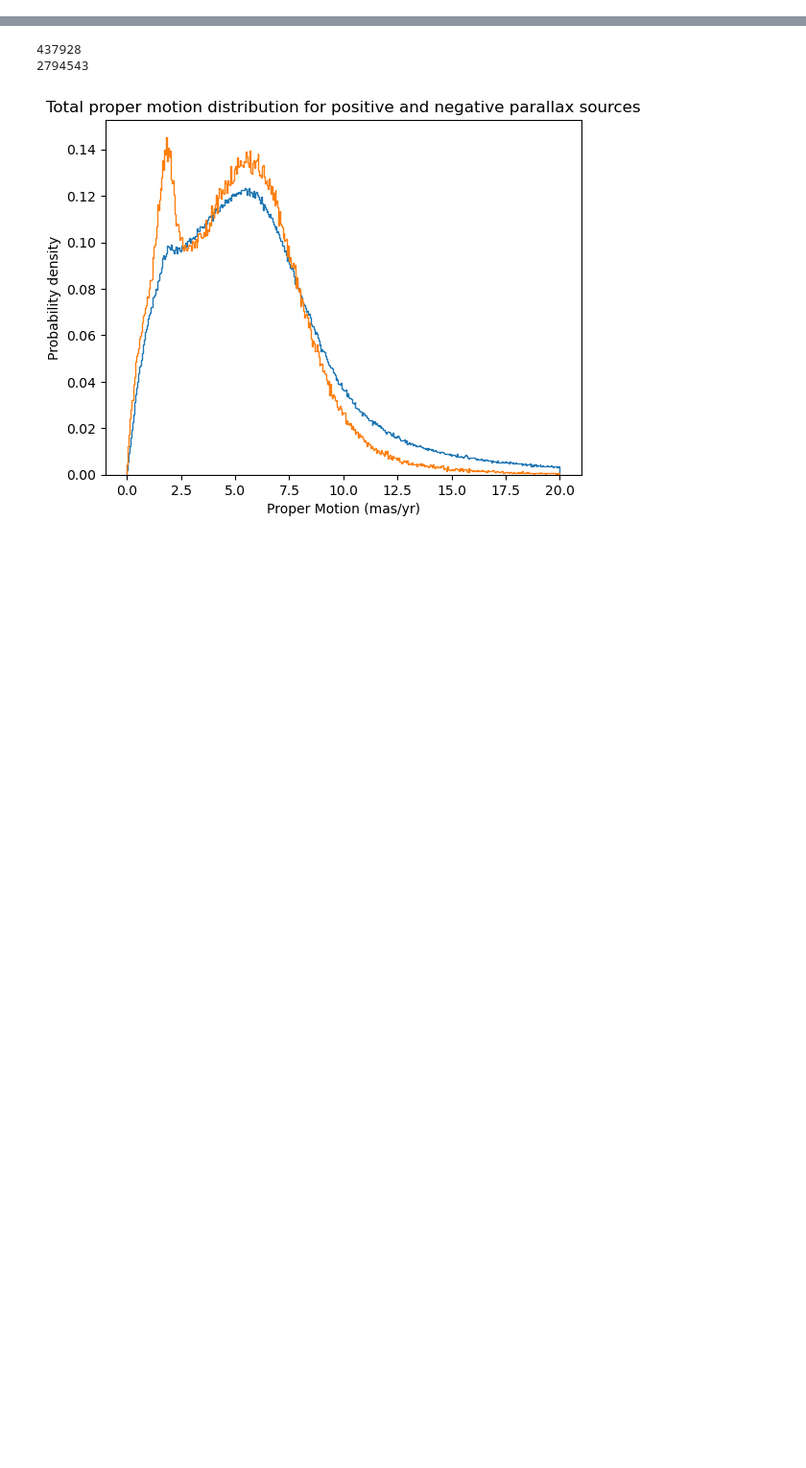
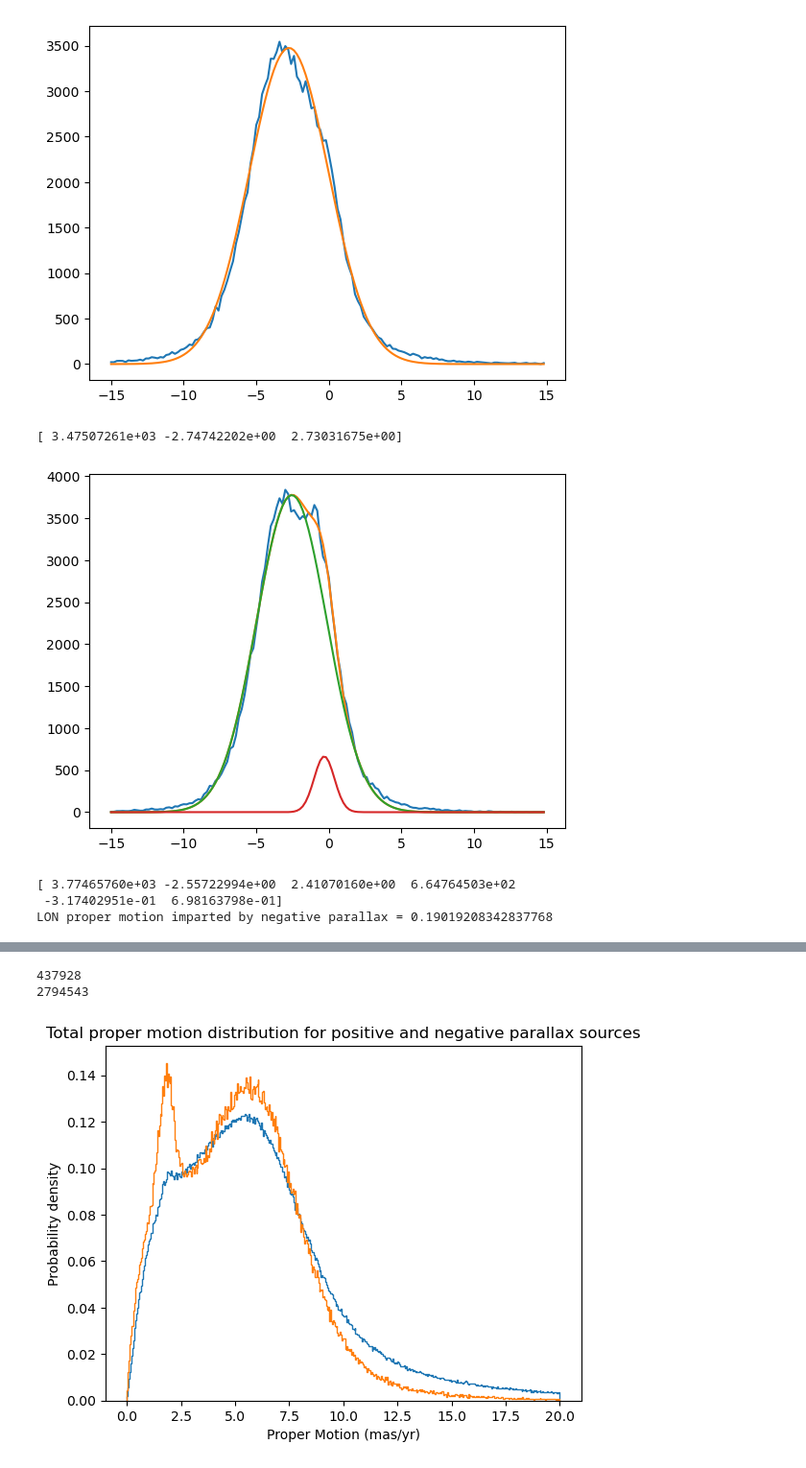
Before and after one commit to mtauraso/astro511, a Jupyter notebook: FinalProjectExploration5param.ipynb, the cells around one changed output, grey strips where cells are left out. Shown at 96% size. Drawn from its saved outputs; the diff is of its cells as text; code cells hidden in the pictures; blank space fills up the shorter version.

```diff
--- a/FinalProjectExploration5param.ipynb
+++ b/FinalProjectExploration5param.ipynb
@@ -98,0 +423,38 @@ plt.show()
+# %%
+from astropy.modeling import fitting, models
+
+fit = fitting.LevMarLSQFitter()
+
+hist, bins = np.histogram(mirror_ecoords.pm_lon_coslat.value, bins = 150, range=(-15,15))
+model = models.Gaussian1D(1300, -2, 5)
+mirror_gaussian = fit(model, bins[:-1], hist, maxiter=1000)
+
+plt.plot(bins[:-1], hist)
+plt.plot(bins[:-1], mirror_gaussian(bins[:-1]))
+plt.show()
+
+print(mirror_gaussian.parameters)
+
+fit = fitting.LevMarLSQFitter()
+
+hist, bins = np.histogram(np.ma.masked_array(ellipticCoords.pm_lon_coslat.value, mask = np.logical_or(negative_parallax, limit_mask)).compressed(), bins = 150, range=(-15,15))
+
+model = models.Gaussian1D(1300, -2, 7) + models.Gaussian1D(3500, 0, 0.1)
+fitted_gaussian = fit(model, bins[:-1], hist, maxiter=1000)
+
+plt.plot(bins[:-1], hist)
+plt.plot(bins[:-1], fitted_gaussian(bins[:-1]))
+plt.plot(bins[:-1], fitted_gaussian[0](bins[:-1]))
+plt.plot(bins[:-1], fitted_gaussian[1](bins[:-1]))
+plt.show()
+
+print(fitted_gaussian.parameters)
+
+print(f"LON proper motion imparted by negative parallax = {fitted_gaussian.parameters[1] - mirror_gaussian.parameters[1]}")
+# %% [output]
+[figure, added]
+[ 3.47507261e+03 -2.74742202e+00  2.73031675e+00]
+[figure, added]
+[ 3.77465760e+03 -2.55722994e+00  2.41070160e+00  6.64764503e+02
+ -3.17402951e-01  6.98163798e-01]
+LON proper motion imparted by negative parallax = 0.19019208342837768
```
Also changed, not shown: parts of 31 cells of this notebook.
